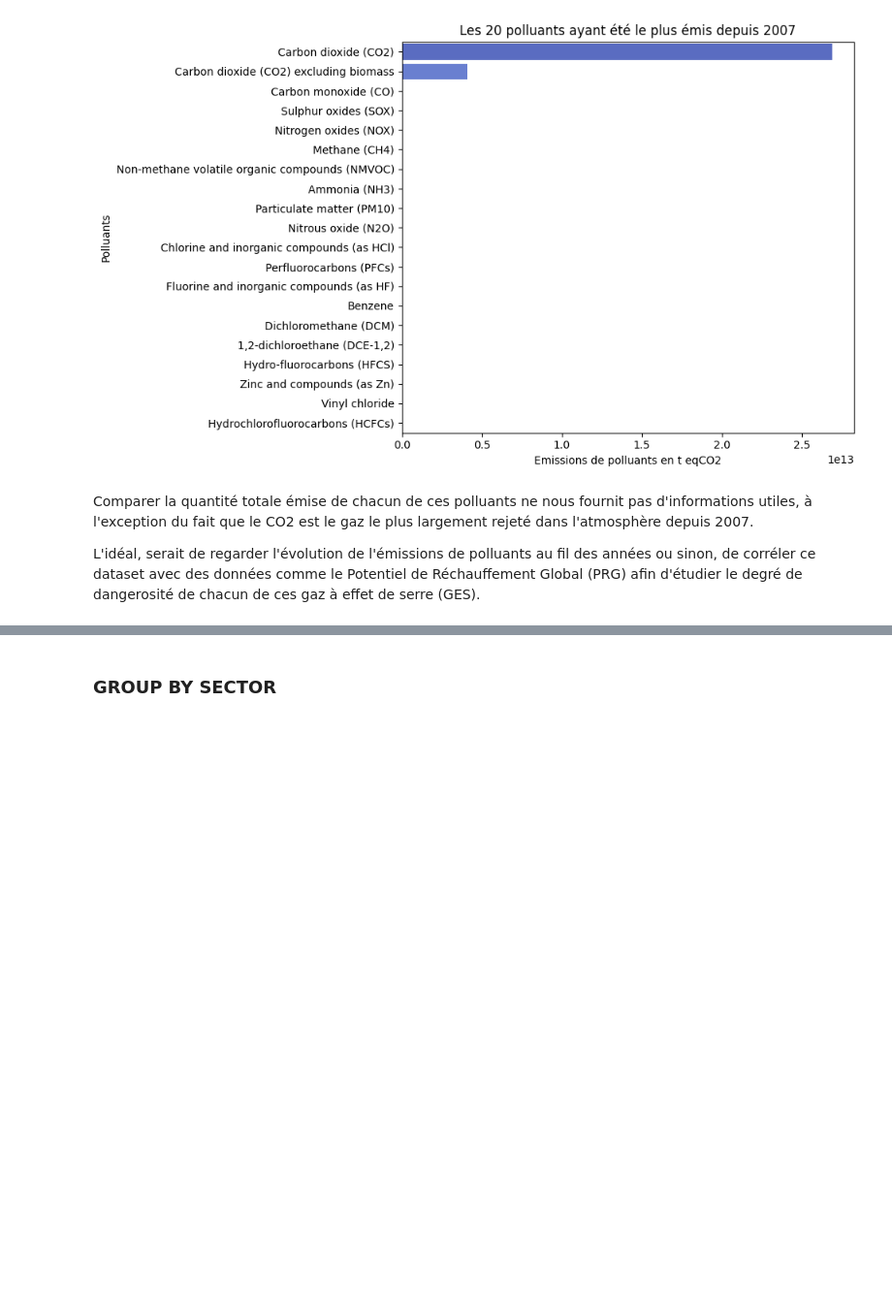
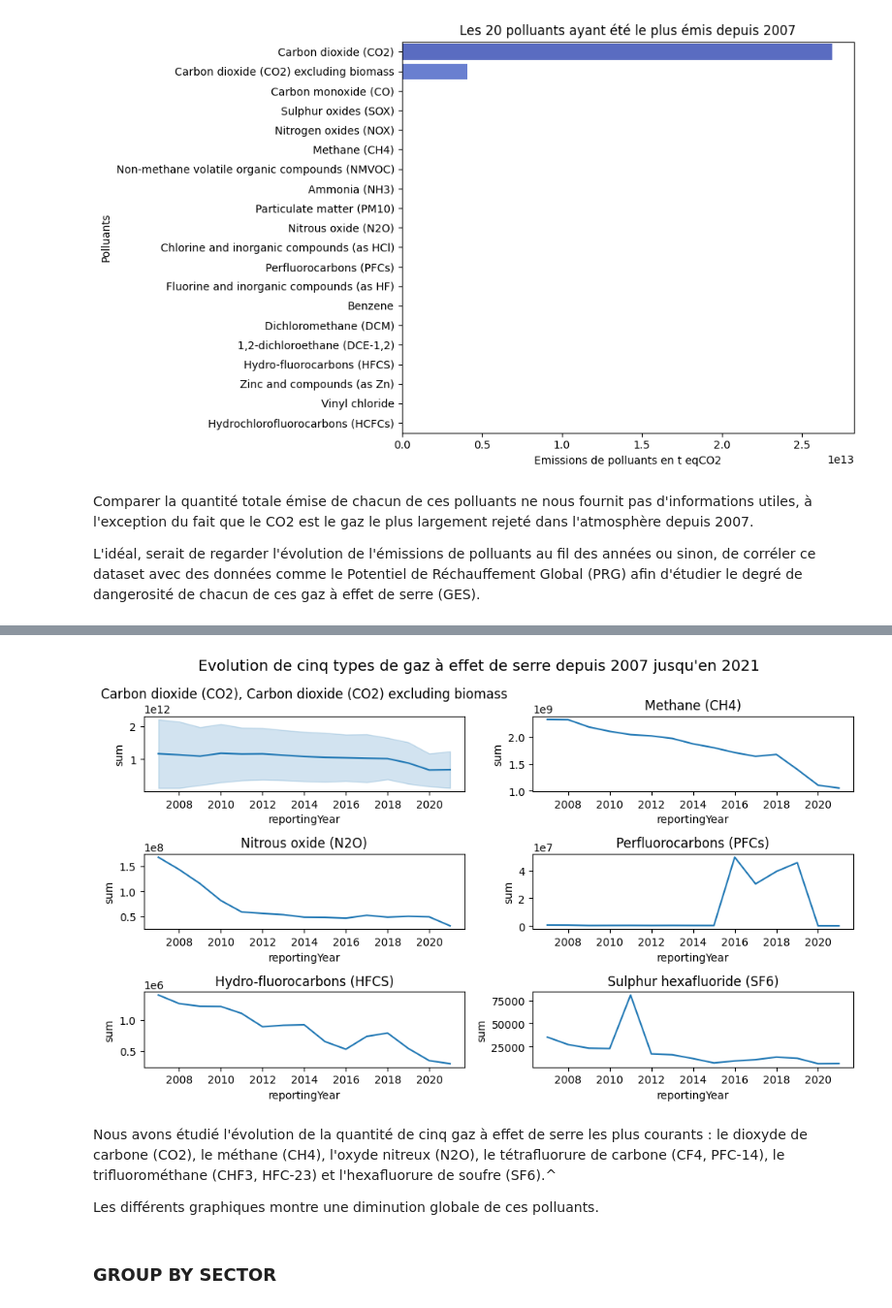
Before and after one commit to FanZy0127/environmental_impact, a Jupyter notebook: modules/Air/jupyter_main_air.ipynb, the cells around one changed output, grey strips where cells are left out. Shown at 97% size. Saved outputs shown, nothing was run; the diff lists cells and outputs as text; code cells hidden in the pictures; blank space fills up the shorter version.

Commit message:
evolution des polluants au fil des années

```diff
--- a/modules/Air/jupyter_main_air.ipynb
+++ b/modules/Air/jupyter_main_air.ipynb
@@ -345,0 +372,5 @@ L'idéal, serait de regarder l'évolution de l'émissions de polluants au fil de
+# %%
+groupByYear = df.groupby(["reportingYear", "pollutant"])["emissions"]\
+    .agg(["sum", "mean", "median"])\
+    .sort_values(by=["sum"], ascending=False)
+groupByYear
@@ -346,3 +392,70 @@ L'idéal, serait de regarder l'évolution de l'émissions de polluants au fil de
+# %%
+groupByCO2 = groupByYear[groupByYear.index.get_level_values("pollutant").str.contains("CO2")]
+groupByCH4 = groupByYear[groupByYear.index.get_level_values("pollutant").str.contains("CH4")]
+groupByN2O = groupByYear[groupByYear.index.get_level_values("pollutant").str.contains("N2O")]
+groupByPFCs = groupByYear[groupByYear.index.get_level_values("pollutant").str.contains("PFCs")]
+groupByHFCS = groupByYear[groupByYear.index.get_level_values("pollutant").str.contains("HFCS")]
+groupBySF6 = groupByYear[groupByYear.index.get_level_values("pollutant").str.contains("SF6")]
+# %%
+fig = plt.figure(1, figsize=(10, 6), tight_layout=True)
+
+plt.suptitle("Evolution de cinq types de gaz à effet de serre depuis 2007 jusqu'en 2021", fontsize=14)
+
+plt.subplot(321)
+plt.title(", ".join(groupByCO2.index.get_level_values("pollutant").unique()))
+sns.lineplot(
+    data=groupByCO2,
+    x=groupByCO2.index.get_level_values("reportingYear"),
+    y=groupByCO2["sum"]
+)
+
+plt.subplot(322)
+plt.title(", ".join(groupByCH4.index.get_level_values("pollutant").unique()))
+sns.lineplot(
+    data=groupByCH4,
+    x=groupByCH4.index.get_level_values("reportingYear"),
+    y=groupByCH4["sum"]
+)
+
+plt.subplot(323)
+plt.title(", ".join(groupByN2O.index.get_level_values("pollutant").unique()))
+sns.lineplot(
+    data=groupByN2O,
+    x=groupByN2O.index.get_level_values("reportingYear"),
+    y=groupByN2O["sum"]
+)
+
+plt.subplot(324)
+plt.title(", ".join(groupByPFCs.index.get_level_values("pollutant").unique()))
+sns.lineplot(
+    data=groupByPFCs,
+    x=groupByPFCs.index.get_level_values("reportingYear"),
+    y=groupByPFCs["sum"]
+)
+
+plt.subplot(325)
+plt.title(", ".join(groupByHFCS.index.get_level_values("pollutant").unique()))
+sns.lineplot(
+    data=groupByHFCS,
+    x=groupByHFCS.index.get_level_values("reportingYear"),
+    y=groupByHFCS["sum"]
+)
+
+plt.subplot(326)
+plt.title(", ".join(groupBySF6.index.get_level_values("pollutant").unique()))
+sns.lineplot(
+    data=groupBySF6,
+    x=groupBySF6.index.get_level_values("reportingYear"),
+    y=groupBySF6["sum"]
+)
+
+plt.show()
+# %% [output]
+[figure, added]
+# %% [markdown]
+Nous avons étudié l'évolution de la quantité de cinq gaz à effet de serre les plus courants : le dioxyde de carbone (CO2), le méthane (CH4), l'oxyde nitreux (N2O), le tétrafluorure de carbone (CF4, PFC-14), le trifluorométhane (CHF3, HFC-23) et l'hexafluorure de soufre (SF6).^
+
+Les différents graphiques montre une diminution globale de ces polluants.
 # %% [markdown]
 ### GROUP BY SECTOR
 # %%
```
Also changed, not shown: parts of 4 cells of this notebook.
